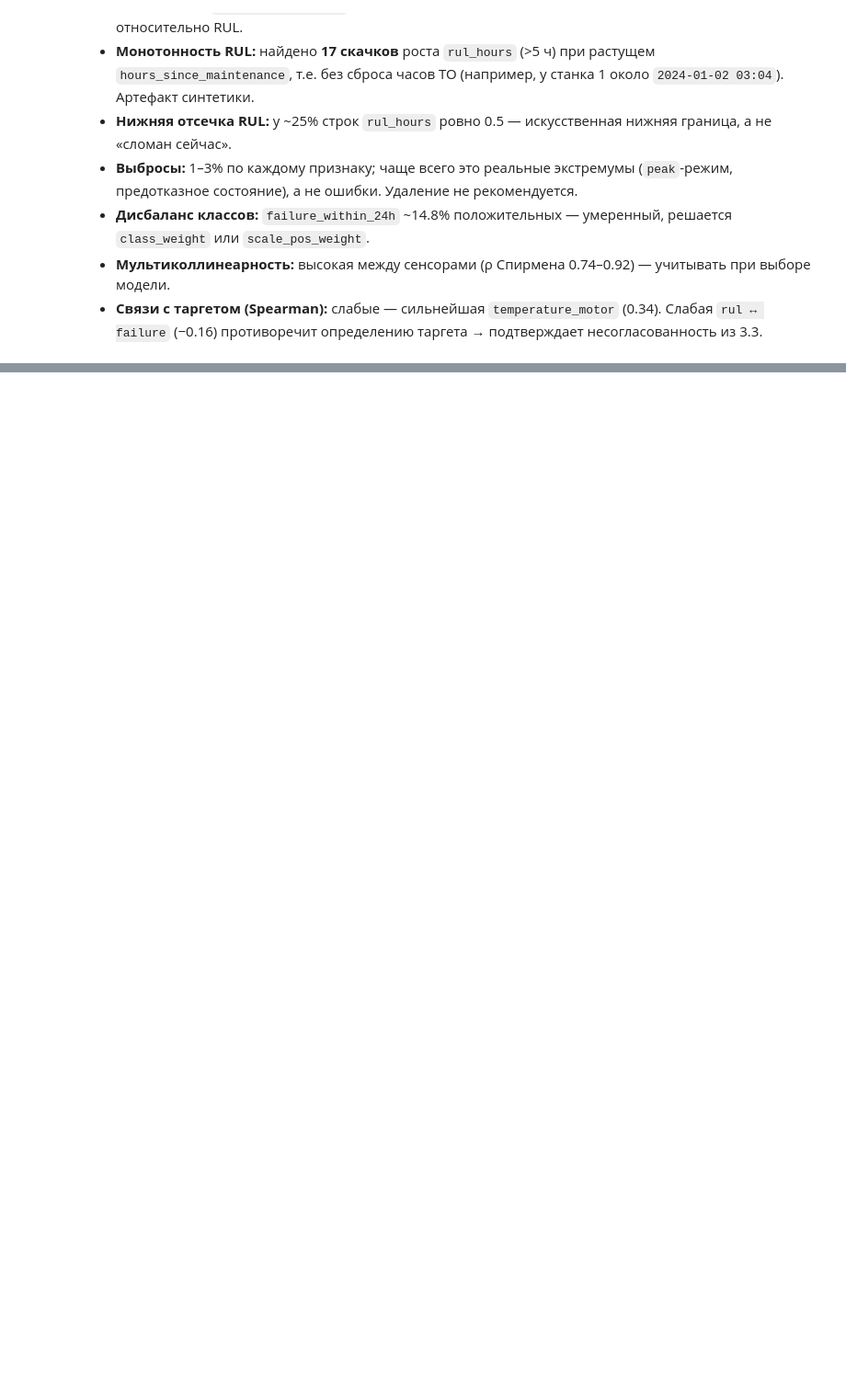
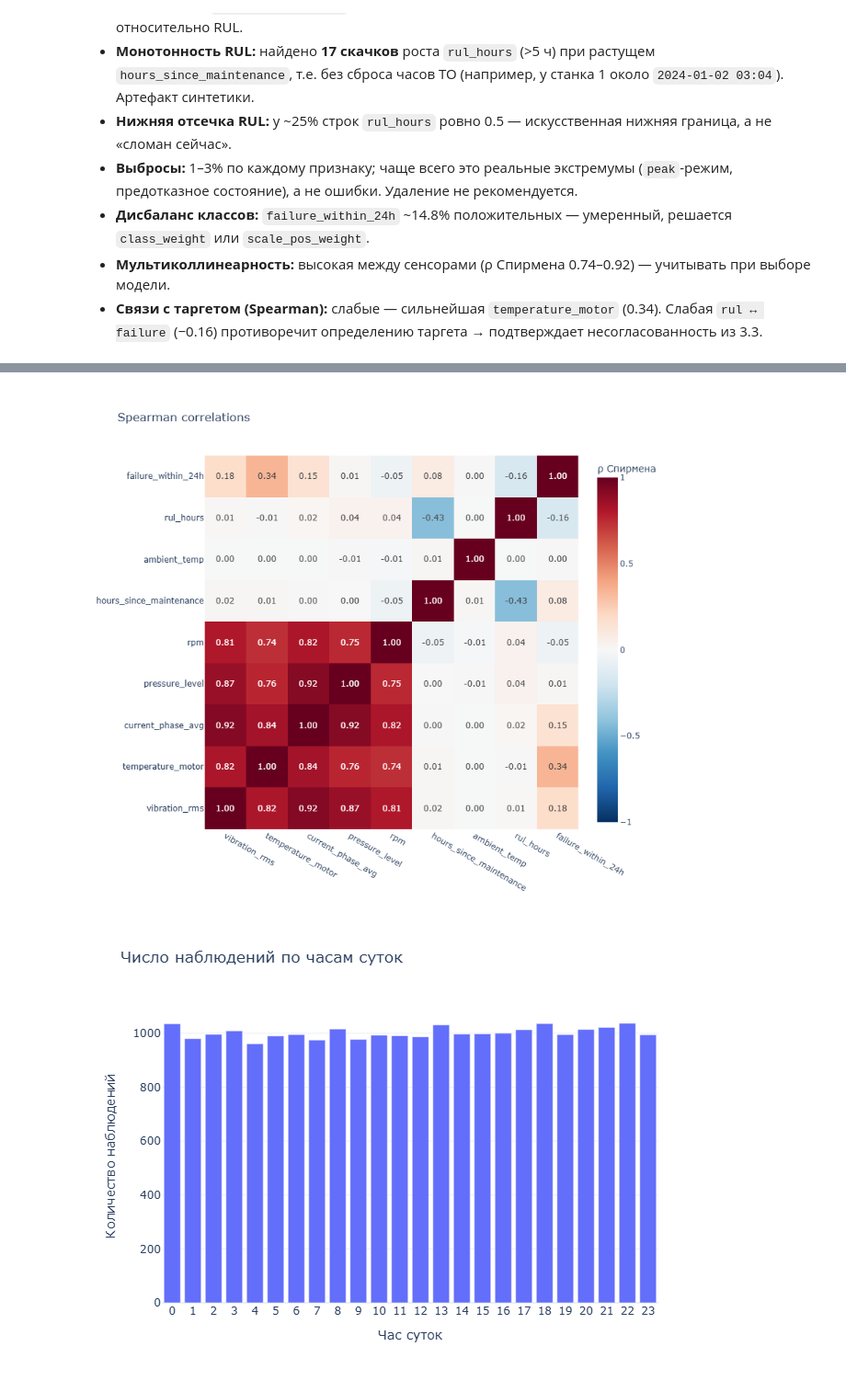
Before and after one commit to FStrike376/Industrial-Dataset, a Jupyter notebook: notebooks/EDA.ipynb, the cells around one changed output, grey strips where cells are left out. Shown at 92% size. Drawn from its saved outputs; the diff is of its cells as text; code cells hidden in the pictures; blank space fills up the shorter version.

```diff
--- a/notebooks/EDA.ipynb
+++ b/notebooks/EDA.ipynb
@@ -666,0 +730,20 @@ else:
+# %%
+fig = px.imshow(
+    corr, text_auto=".2f", color_continuous_scale="RdBu_r",
+    zmin=-1, zmax=1, origin="lower", aspect="equal",
+    title="Spearman correlations"
+)
+fig.update_layout(width=850, height=750, coloraxis_colorbar=dict(title="ρ Спирмена"))
+fig.show()
+
+hourly_plot = by_hour.rename("n").rename_axis("hour").reset_index()
+fig = px.bar(
+    hourly_plot, x="hour", y="n",
+    title="Число наблюдений по часам суток",
+    labels={"hour":"Час суток", "n":"Количество наблюдений"}
+)
+fig.update_xaxes(dtick=1)
+fig.show()
+# %% [output]
+[figure, added]
+[figure, added]
```
Also changed, not shown: parts of 8 cells of this notebook, 2 other files.
